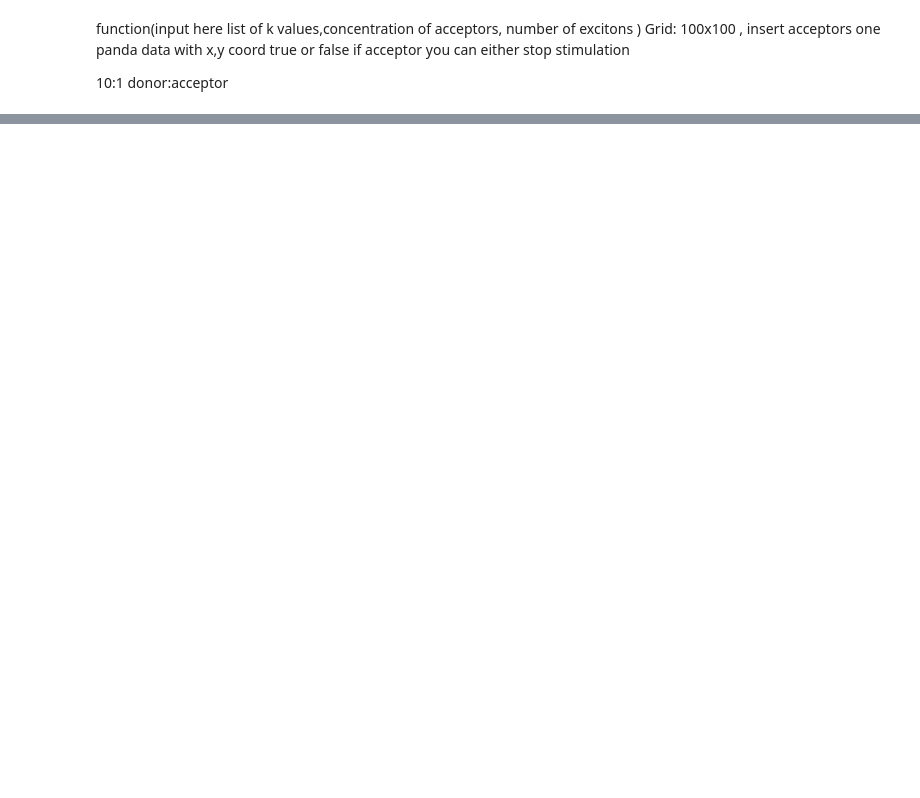
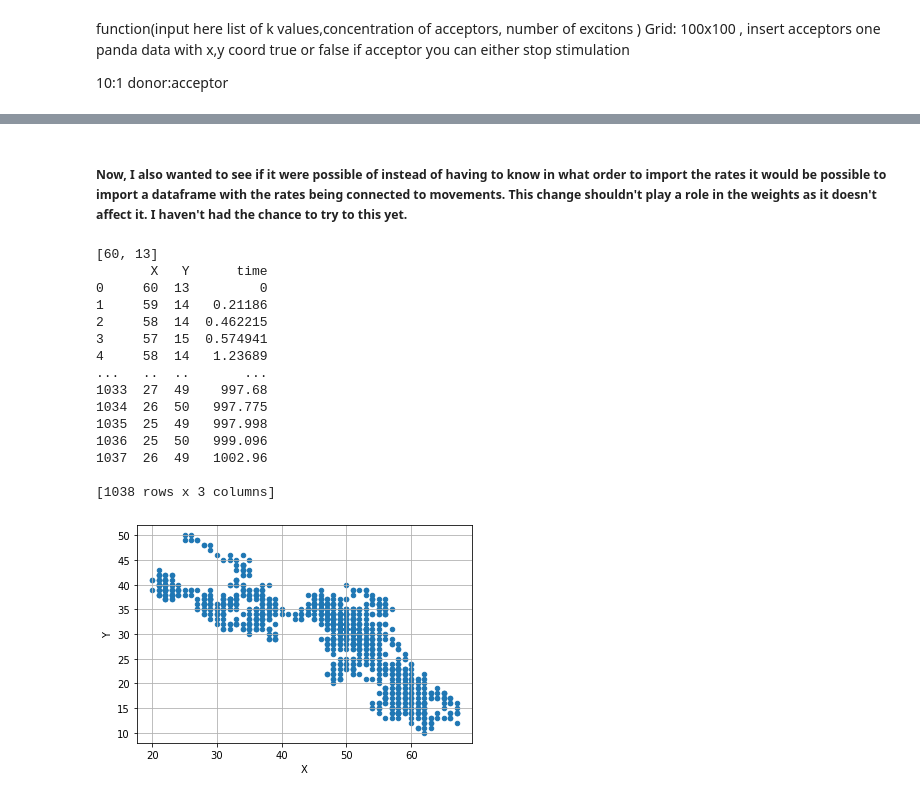
Before and after one commit to Jassu1998/Chem400, a Jupyter notebook: Chem400.ipynb, the cells around one changed output, grey strips where cells are left out. Saved outputs shown, nothing was run; the diff lists cells and outputs as text; code cells hidden in the pictures; blank space fills up the shorter version.

```diff
--- a/Chem400.ipynb
+++ b/Chem400.ipynb
@@ -713,0 +672,62 @@ one panda data with x,y coord true or false if acceptor you can either stop stim
+# %% [markdown]
+##### Now, I also wanted to see if it were possible of instead of having to know in what order to import the rates it would be possible to import a dataframe with the rates being connected to movements. This change shouldn't play a role in the weights as it doesn't affect it. I haven't had the chance to try to this yet.
+# %%
+import numpy as np
+
+import random
+import math
+import matplotlib.pyplot as plt
+import pandas as pd
+ax = np.array([(10,10,10,10,10,10,10,10),(0,0,1,-1,1,-1,1,-1),(1,-1,0,0,1,1,-1,-1)])
+def random_walk(ax,time_limit):
+    a = random.randint(1, 100)
+    b = random.randint(1, 100)
+    pandas_df = pd.DataFrame(columns=['X', 'Y', 'time'])
+    print([a, b])
+    K_1 = ax[0,0]
+    K_2 = ax[0,1]
+    K_3 = ax[0,2]
+    K_4 = ax[0,3]
+    K_5 = ax[0,4]
+    K_6 = ax[0,5]
+    K_7 = ax[0,6]
+    K_8 = ax[0,7]
+    K_tot = K_1 + K_2 + K_3 + K_4 + K_5 + K_6 + K_7 + K_8
+    time = 0
+    position = [a, b]
+    movements = [[ax[1,0],ax[2,0]],[ax[1,1],ax[2,1]],[ax[1,2],ax[2,2]],[ax[1,3],ax[2,3]],
+    [ax[1,4],ax[2,4]],[ax[1,5],ax[2,5]],[ax[1,6],ax[2,6]],[ax[1,7],ax[2,7]]]
+    weights = [K_1 / K_tot, K_2 / K_tot, K_3 / K_tot, K_4 / K_tot, K_5 / K_tot, K_6 / K_tot, K_7 / K_tot, K_8 / K_tot]
+    pandas_df.loc[0] = [a] + [b] + [0]
+    line = 1
+    while time < time_limit:
+        step = random.choices(movements, weights)[0]
+        random_var = 1 - random.random()
+        time = time - math.log(random_var)
+        for i in range(len(step)):
+            position[i] += step[i]
+        pandas_df.loc[line] = [position[0]] + [position[1]] + [time]
+        line += 1
+    print(pandas_df)
+    fig,ax = plt.subplots()
+    plot_of_the_randomwalk = pandas_df.plot(kind='scatter',x='X', y='Y',s=None,ax=ax)
+    ax.grid()
+    plt.show()
+random_walk(ax,1000)
+# %% [output]
+[60, 13]
+       X   Y      time
+0     60  13         0
+1     59  14   0.21186
+2     58  14  0.462215
+3     57  15  0.574941
+4     58  14   1.23689
+...   ..  ..       ...
+1033  27  49    997.68
+1034  26  50   997.775
+1035  25  49   997.998
+1036  25  50   999.096
+1037  26  49   1002.96
+
+[1038 rows x 3 columns]
+[figure, added]
```
Also changed, not shown: parts of 44 cells of this notebook.
